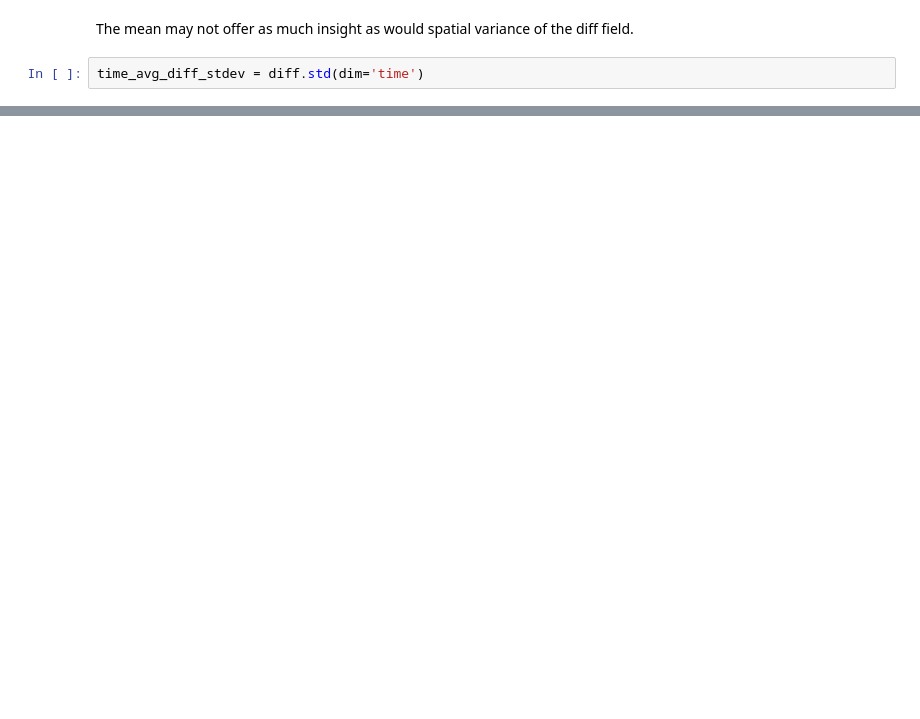
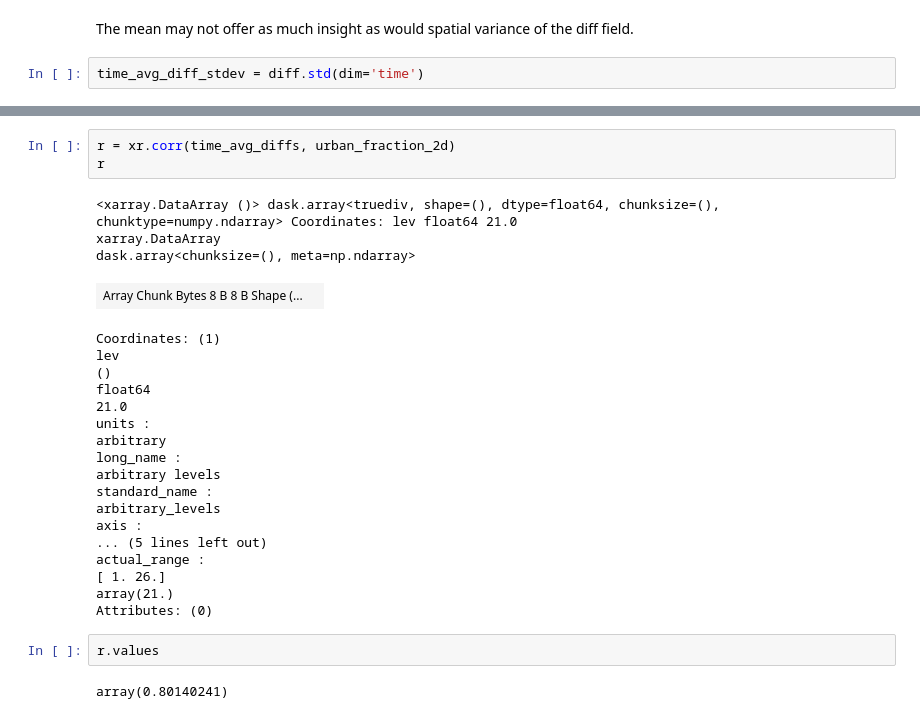
Before and after one commit to devongulley1602/urban_heat_waves, a Jupyter notebook: assorted_scripts.ipynb, the cells around one changed output, grey strips where cells are left out. Saved outputs shown, nothing was run; the diff lists cells and outputs as text; blank space fills up the shorter version.

```diff
--- a/assorted_scripts.ipynb
+++ b/assorted_scripts.ipynb
@@ -418,0 +905,29 @@ time_avg_diff_stdev = diff.std(dim='time')
+# %%
+r = xr.corr(time_avg_diffs, urban_fraction_2d)
+r
+# %% [output]
+<xarray.DataArray ()> dask.array<truediv, shape=(), dtype=float64, chunksize=(), chunktype=numpy.ndarray> Coordinates: lev float64 21.0
+xarray.DataArray
+dask.array<chunksize=(), meta=np.ndarray>
+| Array Chunk Bytes 8 B 8 B Shape (... |  |
+Coordinates: (1)
+lev
+()
+float64
+21.0
+units :
+arbitrary
+long_name :
+arbitrary levels
+standard_name :
+arbitrary_levels
+axis :
+... (5 lines left out)
+actual_range :
+[ 1. 26.]
+array(21.)
+Attributes: (0)
+# %%
+r.values
+# %% [output]
+array(0.80140241)
```
Also changed, not shown: parts of 57 cells of this notebook.
